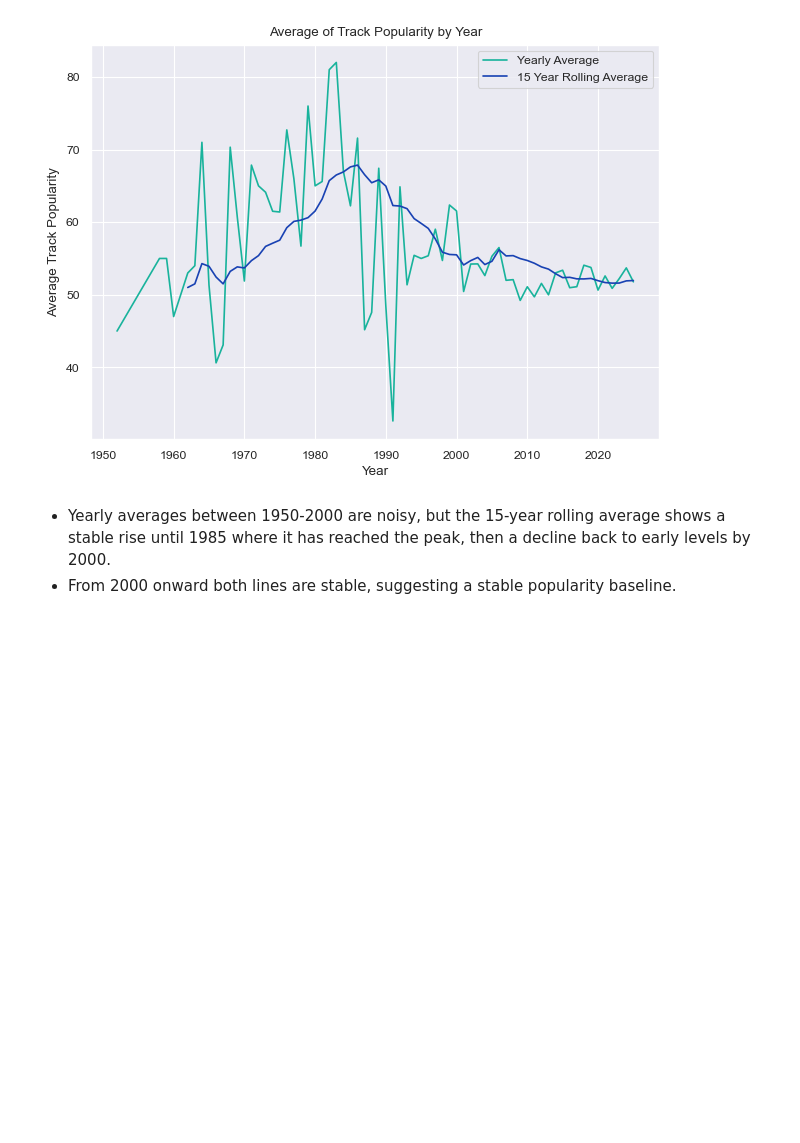
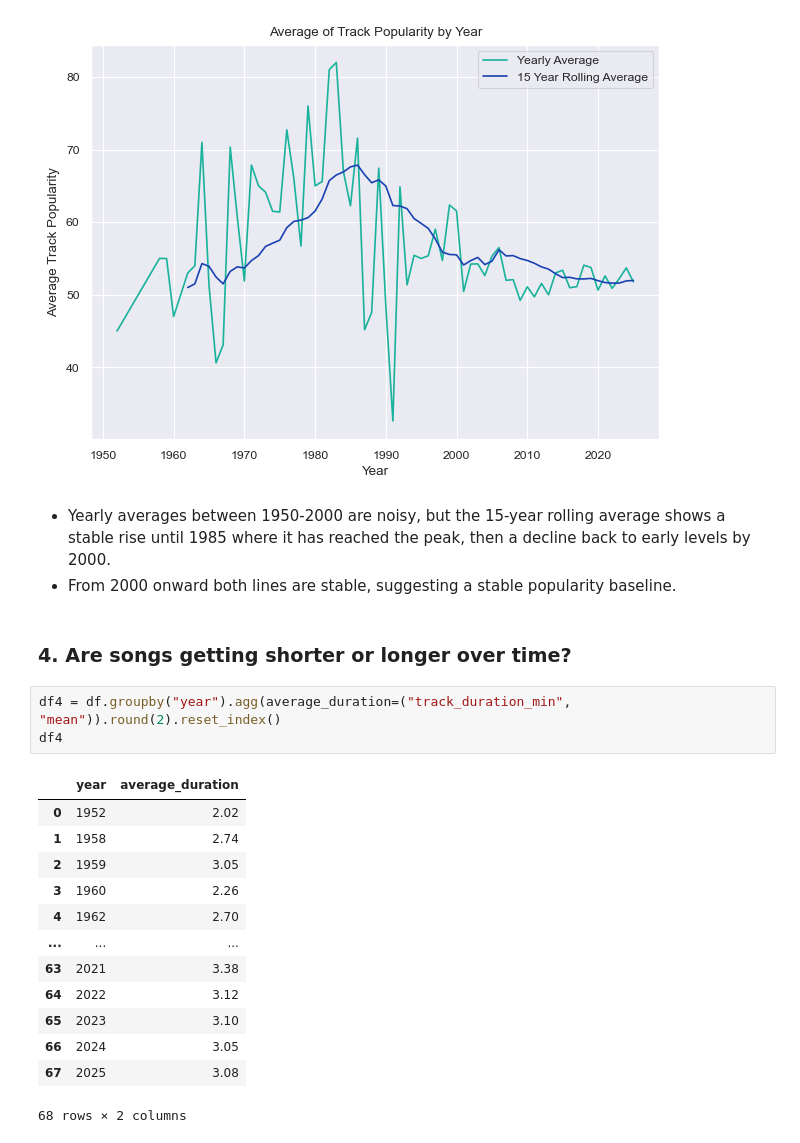
Before and after one commit to mo-chabane-tech/Data-Notebooks-And-Dashboards, a Jupyter notebook: Spotify Global Music/Notebook.ipynb, the cells around one changed output. Drawn from its saved outputs; the diff is of its cells as text; blank space fills up the shorter version.

```diff
--- a/Spotify Global Music/Notebook.ipynb
+++ b/Spotify Global Music/Notebook.ipynb
@@ -347,3 +347,22 @@ plt.show()
 # %% [markdown]
 - Yearly averages between 1950-2000 are noisy, but the 15-year rolling average shows a stable rise until 1985 where it has reached the peak, then a decline back to early levels by 2000.
 - From 2000 onward both lines are stable, suggesting a stable popularity baseline.
+# %% [markdown]
+### 4. Are songs getting shorter or longer over time?
+# %%
+df4 = df.groupby("year").agg(average_duration=("track_duration_min", "mean")).round(2).reset_index()
+df4
+# %% [output]
+|  | year | average_duration |
+| 0 | 1952 | 2.02 |
+| 1 | 1958 | 2.74 |
+| 2 | 1959 | 3.05 |
+| 3 | 1960 | 2.26 |
+| 4 | 1962 | 2.70 |
+| ... | ... | ... |
+| 63 | 2021 | 3.38 |
+| 64 | 2022 | 3.12 |
+| 65 | 2023 | 3.10 |
+| 66 | 2024 | 3.05 |
+| 67 | 2025 | 3.08 |
+68 rows × 2 columns
```
Also changed, not shown: parts of 3 cells of this notebook.
